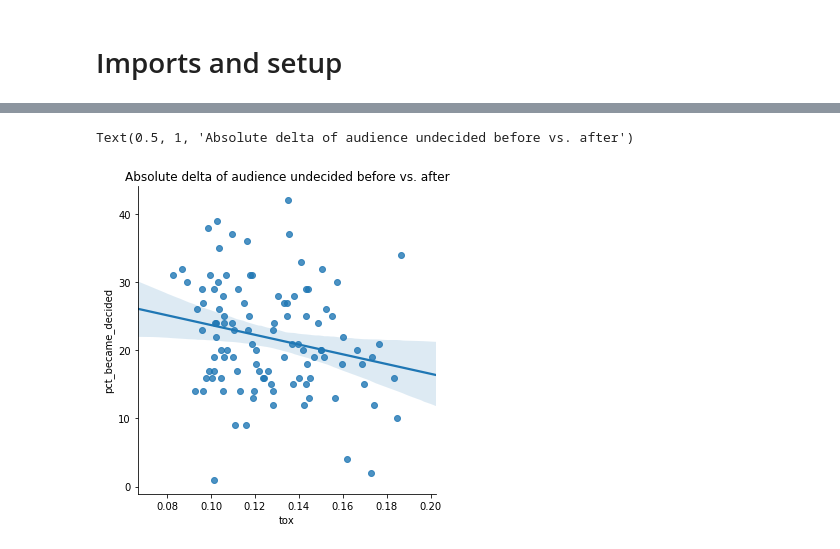
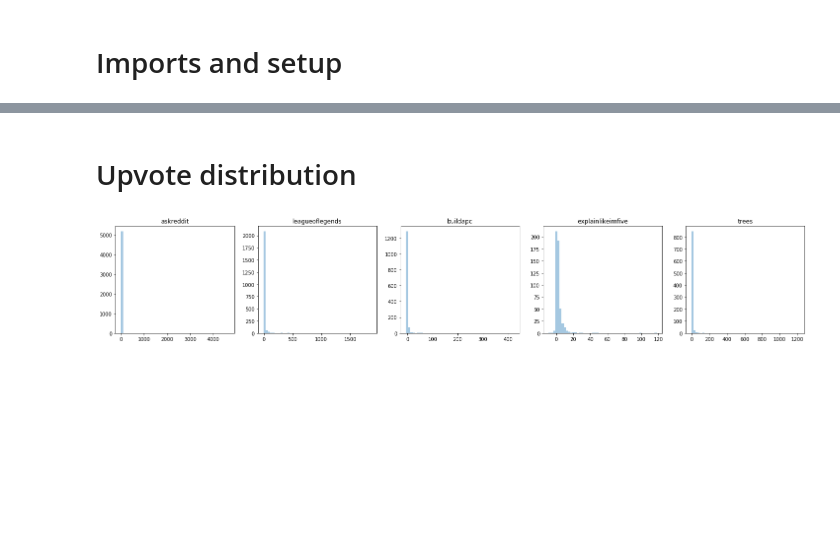
Before and after one commit to rjz46/Cornell-Conversational-Analysis-Toolkit, a Jupyter notebook: datasets/reddit_coarse_discourse-corpus/example_usage.ipynb, the cells around one changed output, grey strips where cells are left out. Cells and saved outputs as stored; diff of their text form; code cells hidden in the pictures; blank space fills up the shorter version.

```diff
--- a/datasets/reddit_coarse_discourse-corpus/example_usage.ipynb
+++ b/datasets/reddit_coarse_discourse-corpus/example_usage.ipynb
@@ -215,31 +54,0 @@ small_iq2_corpus = tox_small_iq2.transform(small_iq2_corpus)
-# %%
-convos_dict = {}
-for convo_id in small_iq2_corpus.get_conversation_ids():
-  convo = small_iq2_corpus.get_conversation(convo_id)
-
-  results = convo.meta['results']
-
-  pre_und = results['pre']['undecided']
-  post_und = results['post']['undecided']
-  row = collections.OrderedDict((
-  ('pre_und', pre_und),
-  ('post_und', pre_und),
-  ('pct_became_decided', pre_und - post_und), #  = (100-post_und) - (100-pre_und)
-  ))
-  row['tox'] = convo.meta['averagetoxicity']
-  if results['breakdown']:
-    breakdown = results['breakdown']
-    row['changed_mind'] = breakdown['for_against'] + breakdown['against_for']
-    row['doubled_down'] = breakdown['for_for'] + breakdown['against_against']
-    row['decided'] = breakdown['undecided_for'] + breakdown['undecided_against']
-    row['became_undecided'] = breakdown['for_undecided'] + breakdown['against_undecided']
-    row['stayed_undecided'] = breakdown['undecided_undecided']
-    row.update(breakdown)
-
-  # results =
-
-  # row.update(convo.meta['results'])
-  convos_dict[convo_id] = row
-
-df = pd.DataFrame.from_dict(convos_dict, orient='index')
-df.describe()
@@ -280,8 +55,17 @@ sns.lmplot(x='tox', y='value', col='variable', col_wrap=2, data=changes_df, heig
-# %%
-#@title Plot undecided delta
-sns.lmplot(x='tox', y='pct_became_decided', data=df)
-plt.title("Absolute delta of audience undecided before vs. after")
-# df.plot(x='tox', y='delta_abs', kind='scatter')
-# %% [output]
-Text(0.5, 1, 'Absolute delta of audience undecided before vs. after')
-[figure, removed]
+# %% [markdown]
+# Upvote distribution
+# %%
+subreddit_ups = collections.defaultdict(list)
+
+for convo in reddit_corpus.iter_conversations():
+  subreddit = convo.meta['subreddit']
+  for utt in convo.iter_utterances():
+    if not utt.meta['ups'] == None:
+      subreddit_ups[subreddit].append(utt.meta['ups'])
+# %%
+fig, axes = plt.subplots(1,5, figsize=[25,4])
+for sub, ax in zip(dict(subreddit_counter.most_common(5)).keys(), axes.flat):
+  sns.distplot(subreddit_ups[sub], kde=False, ax=ax)
+  ax.set_title(sub)
+# %% [output]
+[figure, added]
```
Also changed, not shown: parts of 31 cells of this notebook.
